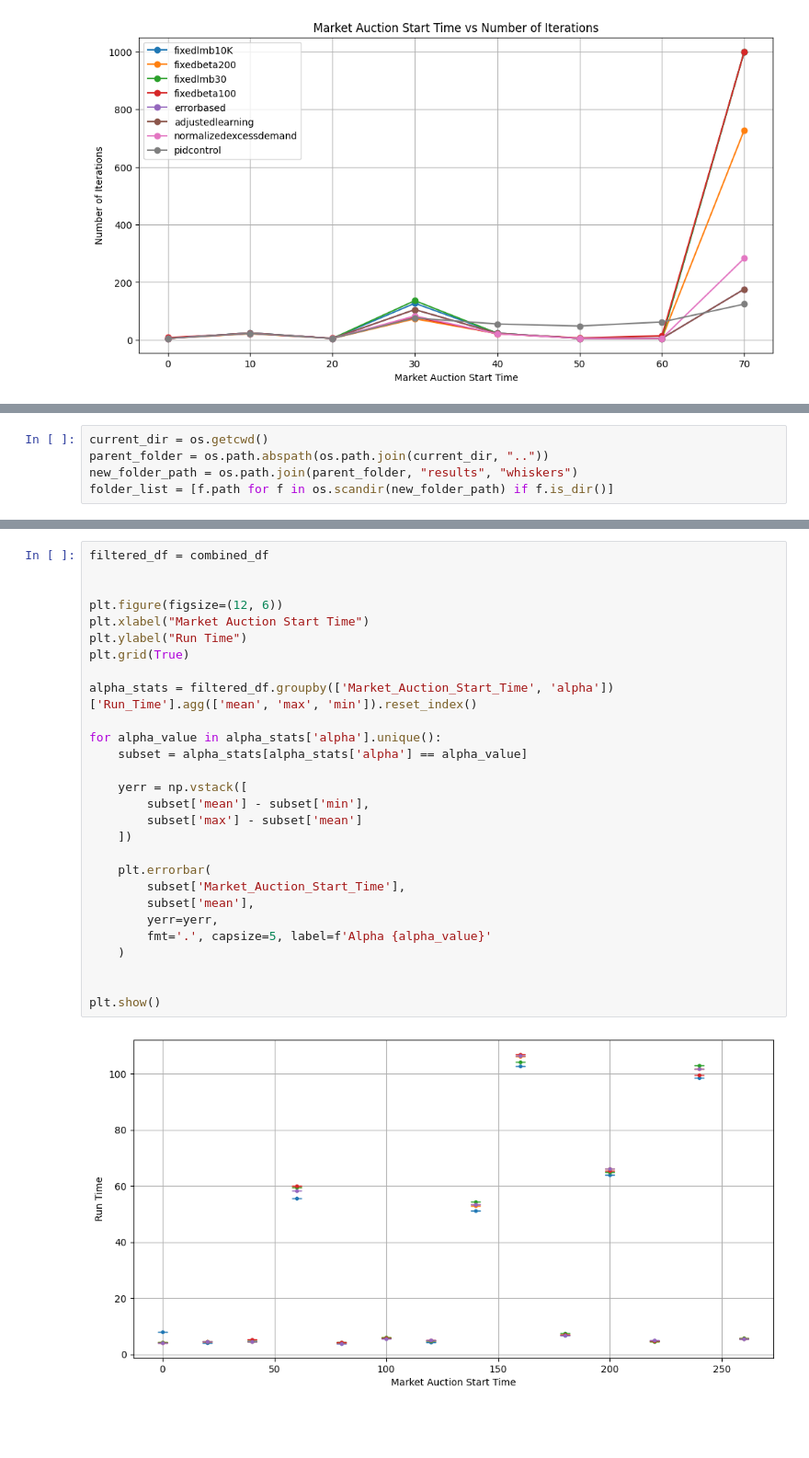
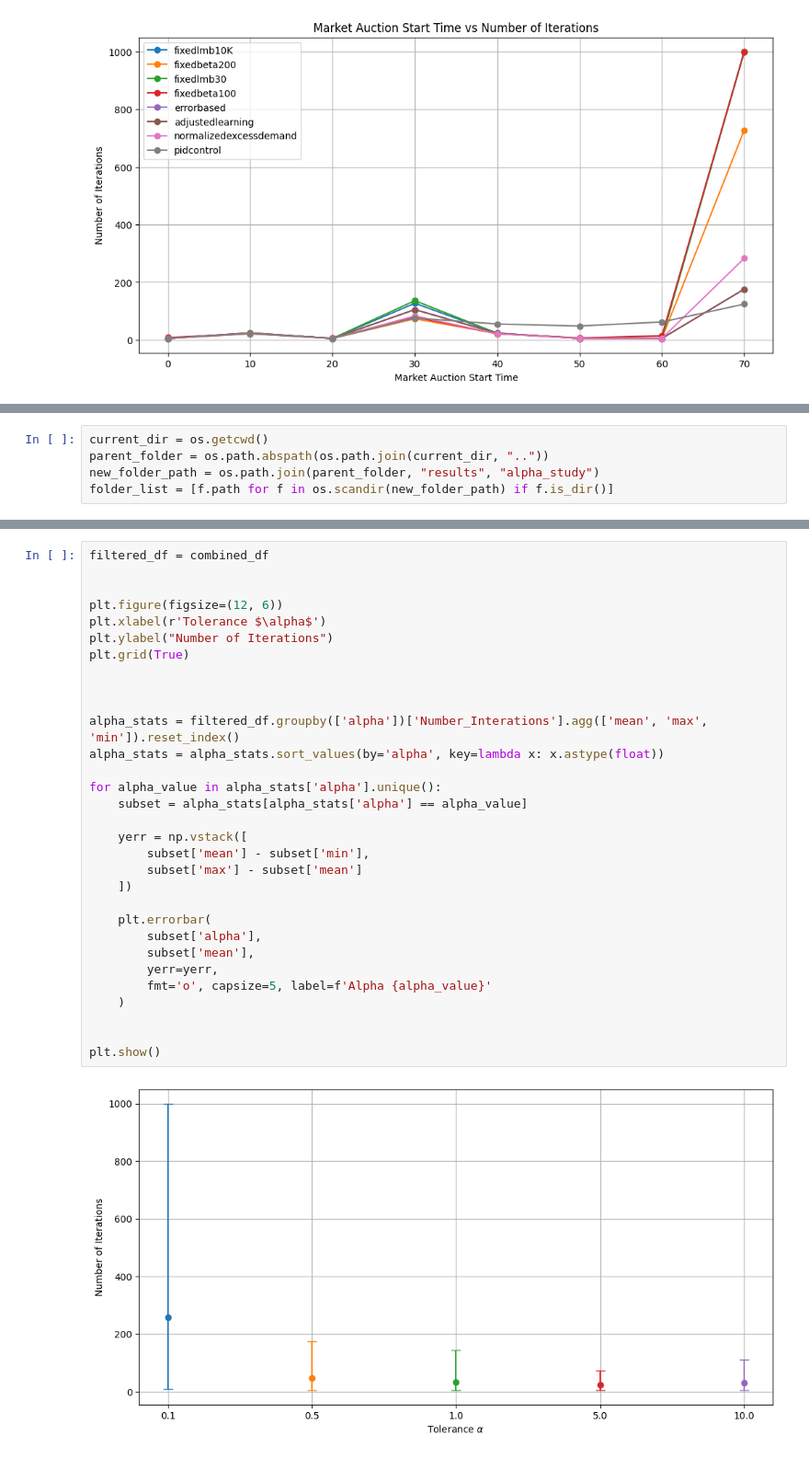
Before and after one commit to sastry-group/Mechanism-Design-for-AAM, a Jupyter notebook: ic/fisher/Fisher_data_reader.ipynb, the cells around one changed output, grey strips where cells are left out. Shown: that part at 92% size. Cells and saved outputs as stored; diff of their text form; blank space fills up the shorter version.

Commit message:
adding more plot code

```diff
--- a/ic/fisher/Fisher_data_reader.ipynb
+++ b/ic/fisher/Fisher_data_reader.ipynb
@@ -387,7 +387,7 @@ plt.show()
 # %%
 current_dir = os.getcwd()
 parent_folder = os.path.abspath(os.path.join(current_dir, ".."))
-new_folder_path = os.path.join(parent_folder, "results", "whiskers")
+new_folder_path = os.path.join(parent_folder, "results", "alpha_study")
 folder_list = [f.path for f in os.scandir(new_folder_path) if f.is_dir()]
 # %%
 df_list = []
@@ -437,30 +437,33 @@ else:
 # %%
 filtered_df = combined_df
 
 
 plt.figure(figsize=(12, 6))
-plt.xlabel("Market Auction Start Time")
-plt.ylabel("Run Time")
+plt.xlabel(r'Tolerance $\alpha$')
+plt.ylabel("Number of Iterations")
 plt.grid(True)
 
-alpha_stats = filtered_df.groupby(['Market_Auction_Start_Time', 'alpha'])['Run_Time'].agg(['mean', 'max', 'min']).reset_index()
+
+
+alpha_stats = filtered_df.groupby(['alpha'])['Number_Interations'].agg(['mean', 'max', 'min']).reset_index()
+alpha_stats = alpha_stats.sort_values(by='alpha', key=lambda x: x.astype(float))
 
 for alpha_value in alpha_stats['alpha'].unique():
     subset = alpha_stats[alpha_stats['alpha'] == alpha_value]
 
     yerr = np.vstack([
         subset['mean'] - subset['min'],
         subset['max'] - subset['mean']
     ])
 
     plt.errorbar(
-        subset['Market_Auction_Start_Time'],
+        subset['alpha'],
         subset['mean'],
         yerr=yerr,
-        fmt='.', capsize=5, label=f'Alpha {alpha_value}'
+        fmt='o', capsize=5, label=f'Alpha {alpha_value}'
     )
 
 
 plt.show()
 # %% [output]
-[figure, old version]
+[figure, new version]
```
Also changed, not shown: parts of 10 cells of this notebook, 1 other file.
